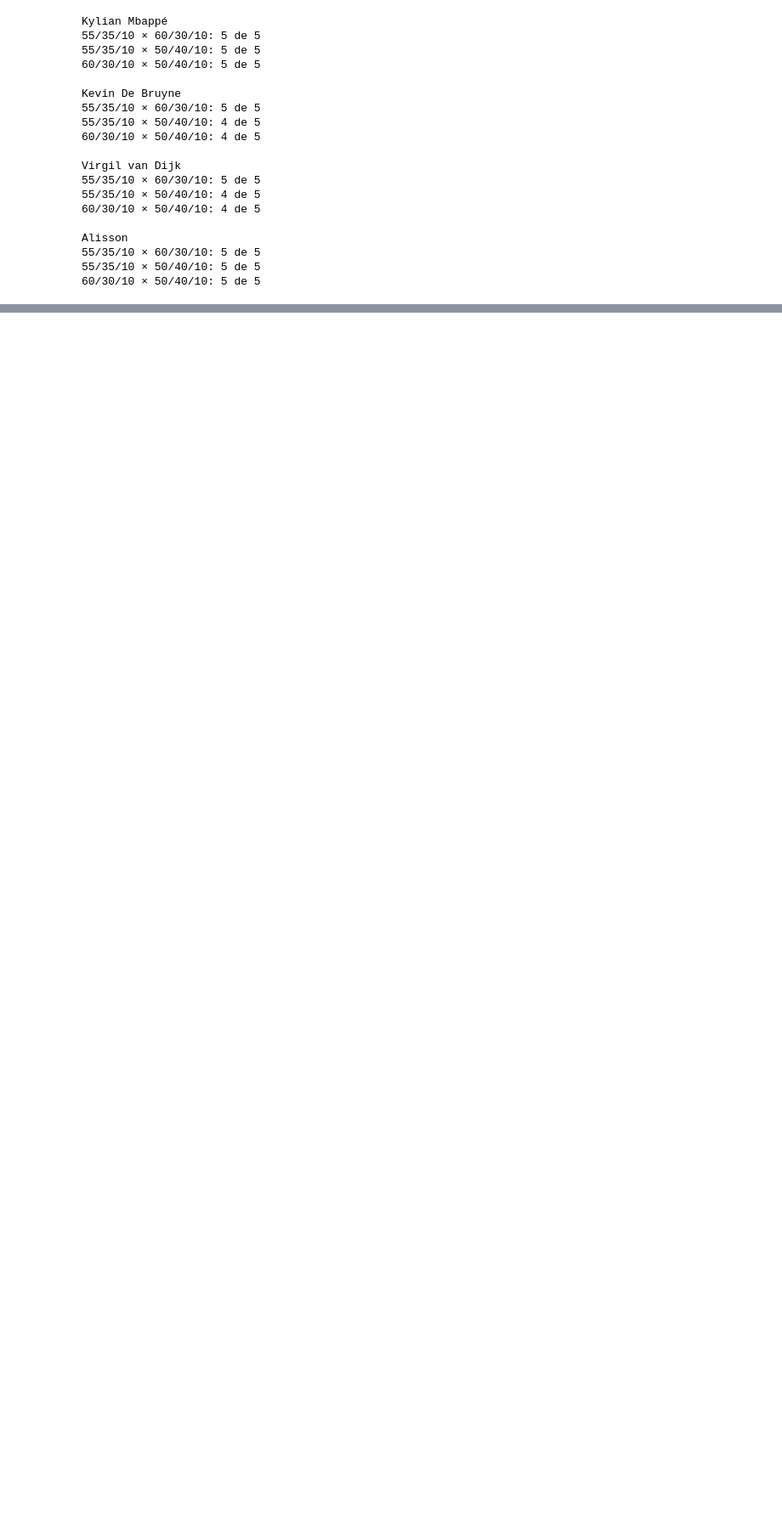
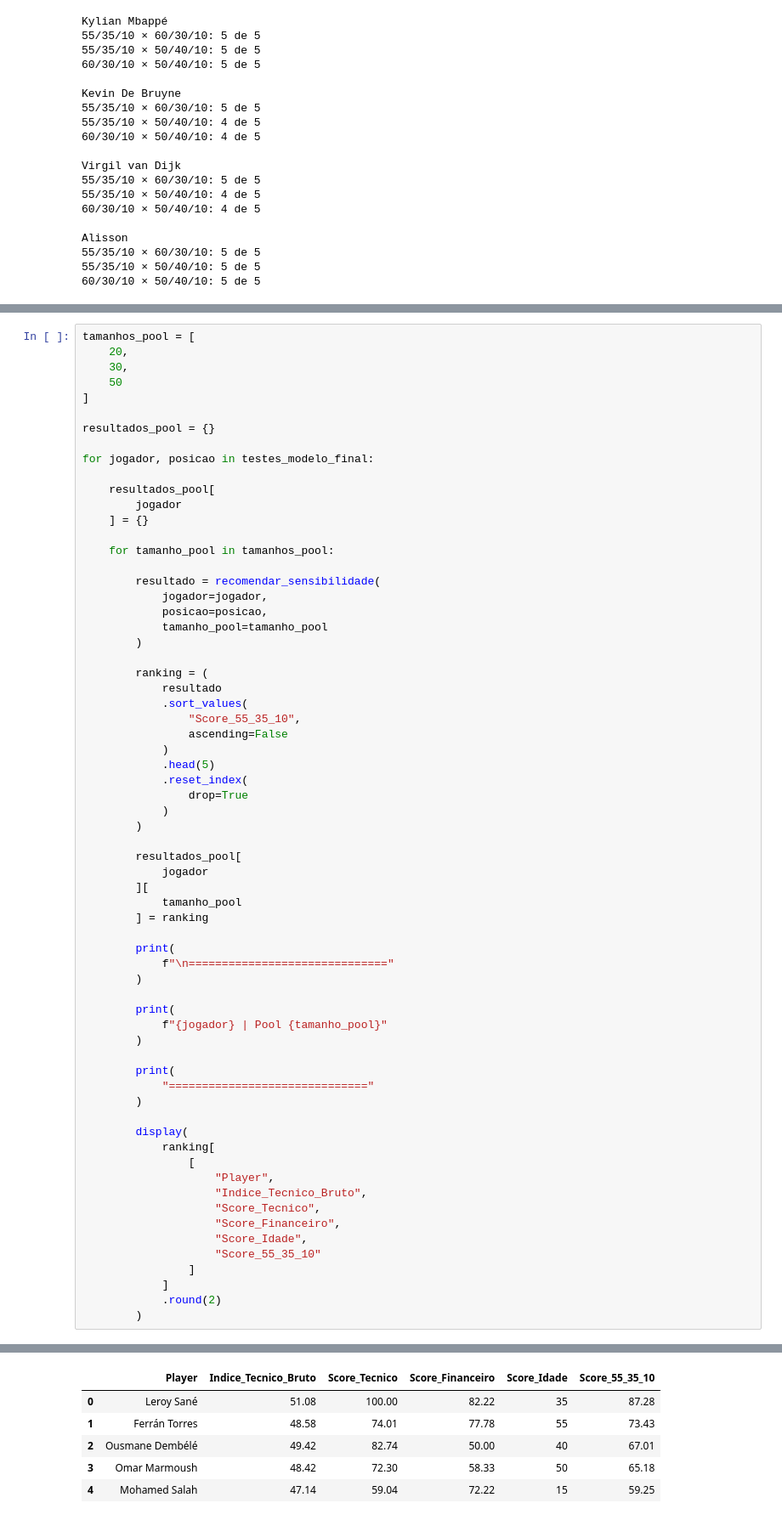
Before and after one commit to bmlogs64/TCC-Futebol-ML, a Jupyter notebook: TCC_Futebol.ipynb, the cells around one changed output, grey strips where cells are left out. Shown at 85% size. Drawn from its saved outputs; the diff is of its cells as text; blank space fills up the shorter version.

```diff
--- a/TCC_Futebol.ipynb
+++ b/TCC_Futebol.ipynb
@@ -10243,0 +10346,67 @@ Alisson
+# %%
+tamanhos_pool = [
+    20,
+    30,
+    50
+]
+
+resultados_pool = {}
+
+for jogador, posicao in testes_modelo_final:
+
+    resultados_pool[
+        jogador
+    ] = {}
+
+    for tamanho_pool in tamanhos_pool:
+
+        resultado = recomendar_sensibilidade(
+            jogador=jogador,
+            posicao=posicao,
+            tamanho_pool=tamanho_pool
+        )
+
+        ranking = (
+            resultado
+            .sort_values(
+                "Score_55_35_10",
+                ascending=False
+            )
+            .head(5)
+            .reset_index(
+                drop=True
+            )
+        )
+
+        resultados_pool[
+            jogador
+        ][
+            tamanho_pool
+        ] = ranking
+
+        print(
+            f"\n=============================="
+        )
+
+        print(
+            f"{jogador} | Pool {tamanho_pool}"
+        )
+
+        print(
+            "=============================="
+        )
+
+        display(
+            ranking[
+                [
+                    "Player",
+                    "Indice_Tecnico_Bruto",
+                    "Score_Tecnico",
+                    "Score_Financeiro",
+                    "Score_Idade",
+                    "Score_55_35_10"
+                ]
+            ]
+            .round(2)
+        )
+# %% [output]
@@ -10243,0 +10416,6 @@ Alisson
+|  | Player | Indice_Tecnico_Bruto | Score_Tecnico | Score_Financeiro | Score_Idade | Score_55_35_10 |
+| 0 | Leroy Sané | 51.08 | 100.00 | 82.22 | 35 | 87.28 |
+| 1 | Ferrán Torres | 48.58 | 74.01 | 77.78 | 55 | 73.43 |
+| 2 | Ousmane Dembélé | 49.42 | 82.74 | 50.00 | 40 | 67.01 |
+| 3 | Omar Marmoush | 48.42 | 72.30 | 58.33 | 50 | 65.18 |
+| 4 | Mohamed Salah | 47.14 | 59.04 | 72.22 | 15 | 59.25 |
```
Also changed, not shown: parts of 14 cells of this notebook.
